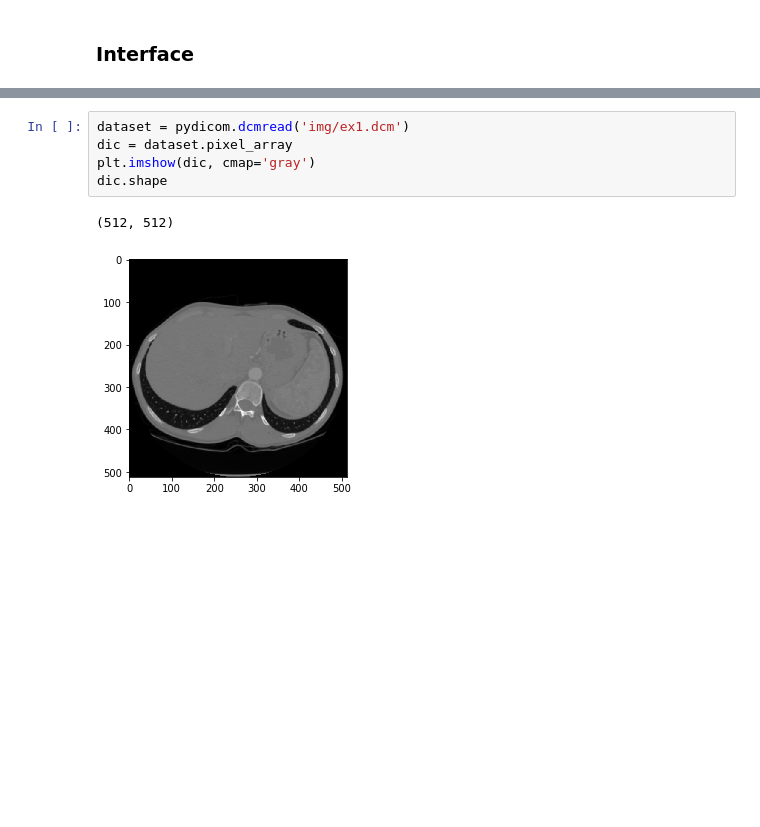
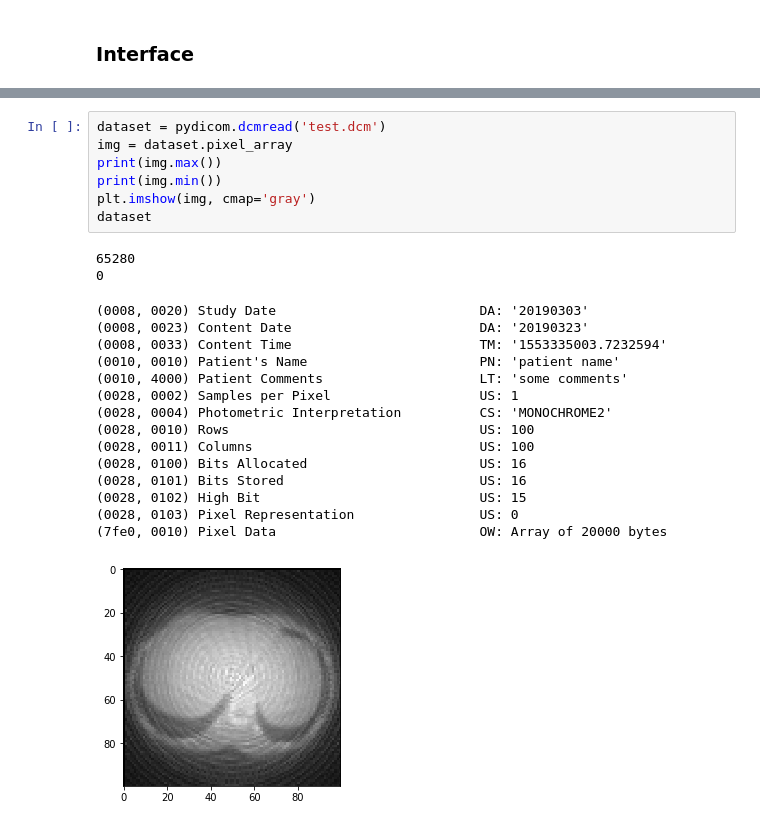
Before and after one commit to damianhorna/backprojection-tomography, a Jupyter notebook: interactive-with-intermediate-steps.ipynb, the cells around one changed output, grey strips where cells are left out. Cells and saved outputs as stored; diff of their text form; blank space fills up the shorter version.

```diff
--- a/interactive-with-intermediate-steps.ipynb
+++ b/interactive-with-intermediate-steps.ipynb
@@ -351,8 +444,25 @@ Checkbox(value=False, description='show intermediate steps')
 # %%
-dataset = pydicom.dcmread('img/ex1.dcm')
-dic = dataset.pixel_array
-plt.imshow(dic, cmap='gray')
-dic.shape
+dataset = pydicom.dcmread('test.dcm')
+img = dataset.pixel_array
+print(img.max())
+print(img.min())
+plt.imshow(img, cmap='gray')
+dataset
 # %% [output]
-(512, 512)
+65280
+0
+(0008, 0020) Study Date                          DA: '20190303'
+(0008, 0023) Content Date                        DA: '20190323'
+(0008, 0033) Content Time                        TM: '1553335003.7232594'
+(0010, 0010) Patient's Name                      PN: 'patient name'
+(0010, 4000) Patient Comments                    LT: 'some comments'
+(0028, 0002) Samples per Pixel                   US: 1
+(0028, 0004) Photometric Interpretation          CS: 'MONOCHROME2'
+(0028, 0010) Rows                                US: 100
+(0028, 0011) Columns                             US: 100
+(0028, 0100) Bits Allocated                      US: 16
+(0028, 0101) Bits Stored                         US: 16
+(0028, 0102) High Bit                            US: 15
+(0028, 0103) Pixel Representation                US: 0
+(7fe0, 0010) Pixel Data                          OW: Array of 20000 bytes
-[figure, old version]
+[figure, new version]
```
Also changed, not shown: parts of 3 cells of this notebook, 1 other file.
